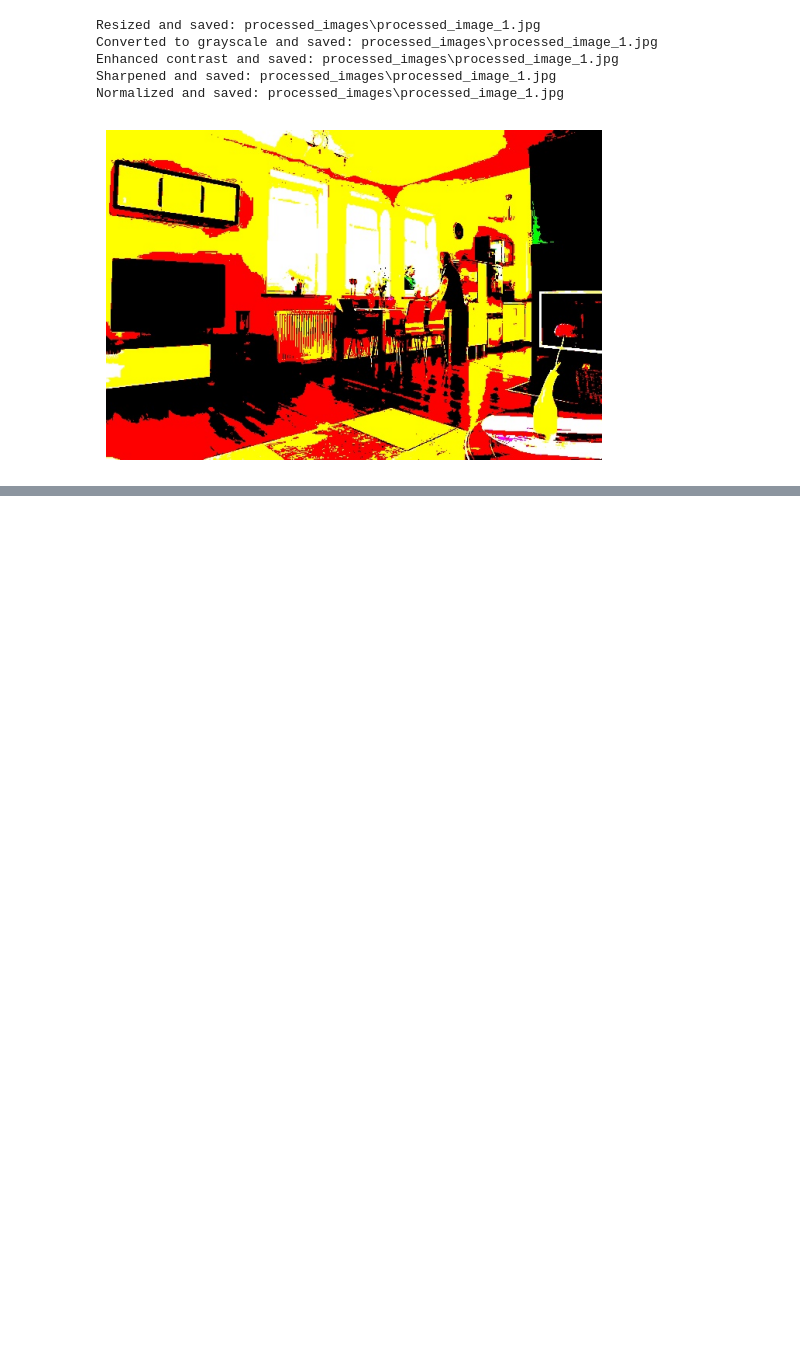
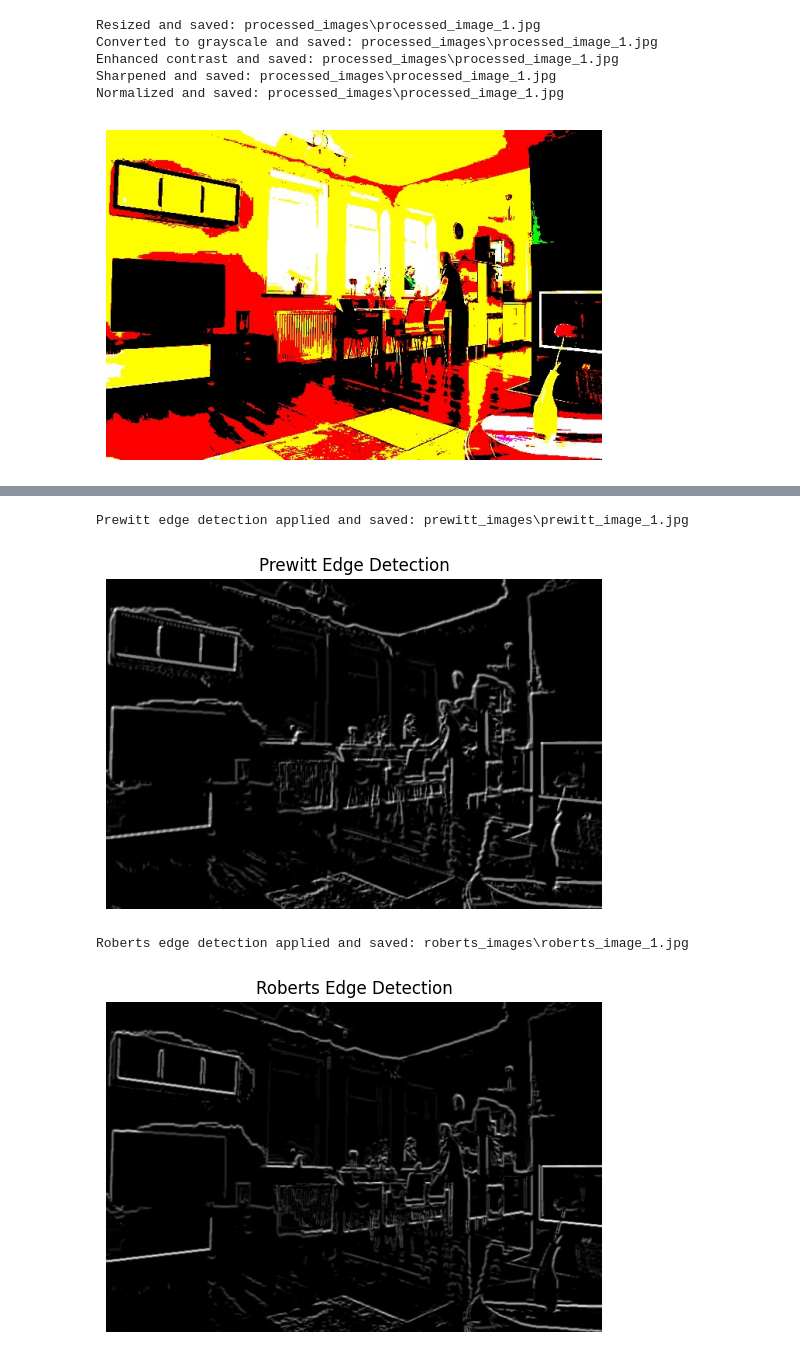
Before and after one commit to sammmms/tk-1, a Jupyter notebook: tk-1.ipynb, the cells around one changed output, grey strips where cells are left out. Saved outputs shown, nothing was run; the diff lists cells and outputs as text; code cells hidden in the pictures; blank space fills up the shorter version.

```diff
--- a/tk-1.ipynb
+++ b/tk-1.ipynb
@@ -282,0 +427,76 @@ Normalized and saved: processed_images\processed_image_1.jpg
+# %%
+def apply_prewitt(image_path, output_path):
+    # Load the image in grayscale
+    image = cv2.imread(image_path, cv2.IMREAD_GRAYSCALE)
+
+    # Define Prewitt kernels
+    kernel_x = np.array([[1, 0, -1], [1, 0, -1], [1, 0, -1]])
+    kernel_y = np.array([[1, 1, 1], [0, 0, 0], [-1, -1, -1]])
+
+    # Apply the kernels
+    prewitt_x = cv2.filter2D(image, -1, kernel_x)
+    prewitt_y = cv2.filter2D(image, -1, kernel_y)
+
+    # Combine the results
+    prewitt_combined = cv2.addWeighted(prewitt_x, 0.5, prewitt_y, 0.5, 0)
+
+    # Save the result
+    cv2.imwrite(output_path, prewitt_combined)
+    print(f"Prewitt edge detection applied and saved: {output_path}")
+
+    return prewitt_combined
+
+def apply_roberts(image_path, output_path):
+    # Load the image in grayscale
+    image = cv2.imread(image_path, cv2.IMREAD_GRAYSCALE)
+
+    # Define Roberts kernels
+    kernel_x = np.array([[1, 0], [0, -1]])
+    kernel_y = np.array([[0, 1], [-1, 0]])
+
+    # Apply the kernels
+    roberts_x = cv2.filter2D(image, -1, kernel_x)
+    roberts_y = cv2.filter2D(image, -1, kernel_y)
+
+    # Combine the results
+    roberts_combined = cv2.addWeighted(roberts_x, 0.5, roberts_y, 0.5, 0)
+
+    # Save the result
+    cv2.imwrite(output_path, roberts_combined)
+    print(f"Roberts edge detection applied and saved: {output_path}")
+
+    return roberts_combined
+
+# Example usage
+prewitt_dir = 'prewitt_images'
+roberts_dir = 'roberts_images'
+os.makedirs(prewitt_dir, exist_ok=True)
+os.makedirs(roberts_dir, exist_ok=True)
+
+for i in range(1, image_to_process + 1):
+    input_path = os.path.join(denoised_dir, f"denoised_image_{i}.jpg")
+    prewitt_output_path = os.path.join(prewitt_dir, f"prewitt_image_{i}.jpg")
+    roberts_output_path = os.path.join(roberts_dir, f"roberts_image_{i}.jpg")
+
+    # Apply Prewitt
+    prewitt_image = apply_prewitt(input_path, prewitt_output_path)
+
+    # Display Prewitt result
+    plt.imshow(prewitt_image, cmap='gray')
+    plt.axis('off')
+    plt.title('Prewitt Edge Detection')
+    plt.show()
+
+    # Apply Roberts
+    roberts_image = apply_roberts(input_path, roberts_output_path)
+
+    # Display Roberts result
+    plt.imshow(roberts_image, cmap='gray')
+    plt.axis('off')
+    plt.title('Roberts Edge Detection')
+    plt.show()
+# %% [output]
+Prewitt edge detection applied and saved: prewitt_images\prewitt_image_1.jpg
+[figure, added]
+Roberts edge detection applied and saved: roberts_images\roberts_image_1.jpg
+[figure, added]
```
Also changed, not shown: parts of 20 cells of this notebook, 13 other files.
